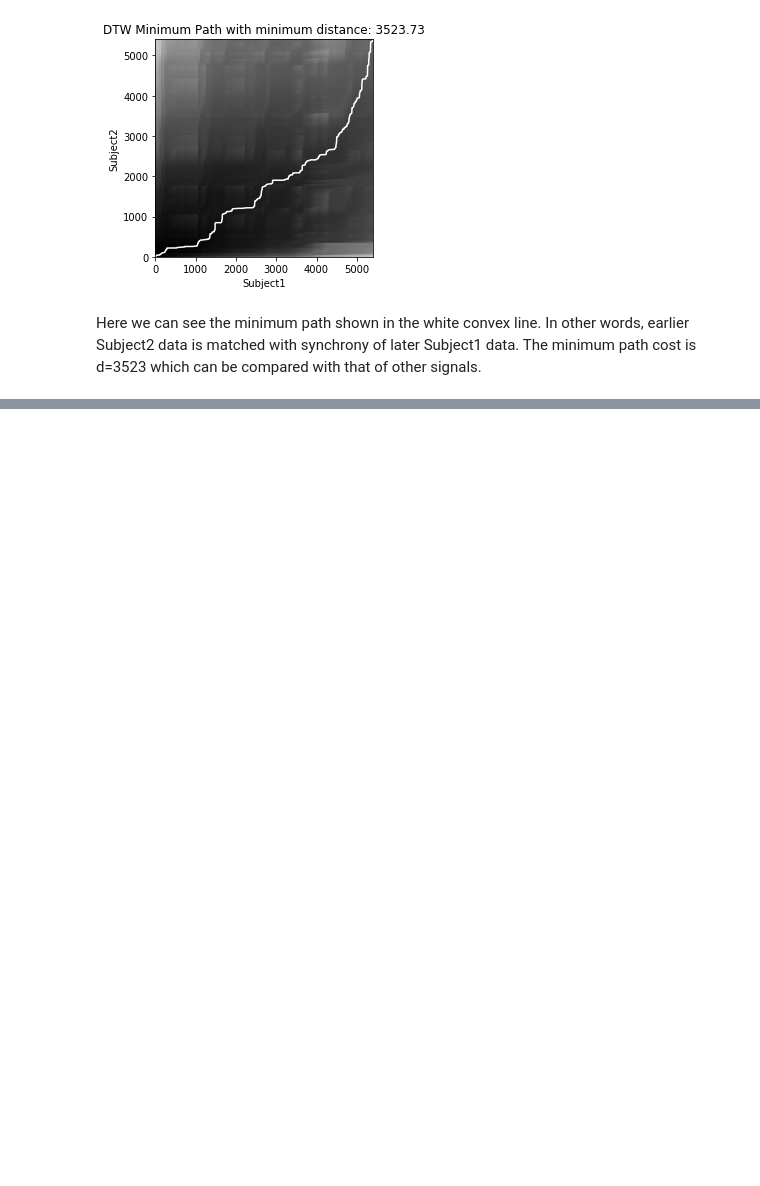
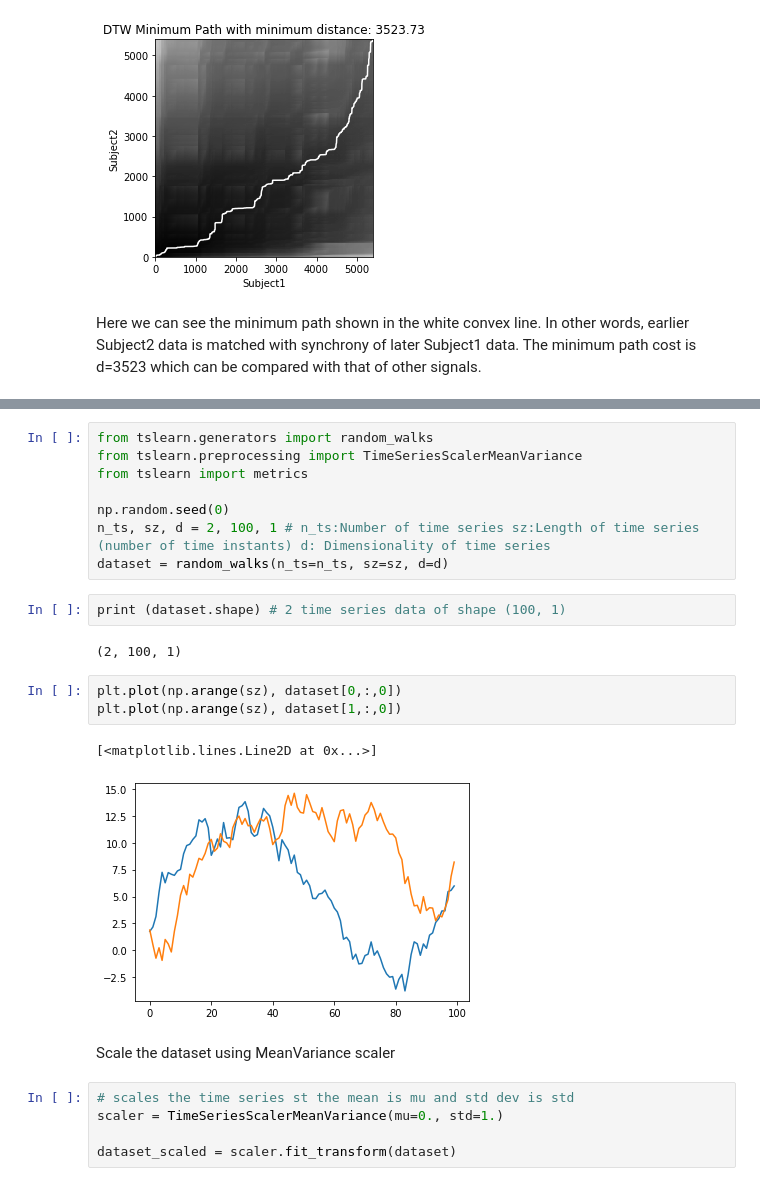
Before and after one commit to ShaunakSen/Data-Science-and-Machine-Learning, a Jupyter notebook: Similarity_in_time_series_data.ipynb, the cells around one changed output, grey strips where cells are left out. Cells and saved outputs as stored; diff of their text form; blank space fills up the shorter version.

```diff
--- a/Similarity_in_time_series_data.ipynb
+++ b/Similarity_in_time_series_data.ipynb
@@ -144,0 +185,25 @@ Here we can see the minimum path shown in the white convex line. In other words,
+# %%
+from tslearn.generators import random_walks
+from tslearn.preprocessing import TimeSeriesScalerMeanVariance
+from tslearn import metrics
+
+np.random.seed(0)
+n_ts, sz, d = 2, 100, 1 # n_ts:Number of time series sz:Length of time series (number of time instants) d: Dimensionality of time series
+dataset = random_walks(n_ts=n_ts, sz=sz, d=d)
+# %%
+print (dataset.shape) # 2 time series data of shape (100, 1)
+# %% [output]
+(2, 100, 1)
+# %%
+plt.plot(np.arange(sz), dataset[0,:,0])
+plt.plot(np.arange(sz), dataset[1,:,0])
+# %% [output]
+[<matplotlib.lines.Line2D at 0x...>]
+[figure, added]
+# %% [markdown]
+Scale the dataset using MeanVariance scaler
+# %%
+# scales the time series st the mean is mu and std dev is std
+scaler = TimeSeriesScalerMeanVariance(mu=0., std=1.)
+
+dataset_scaled = scaler.fit_transform(dataset)
```
Also changed, not shown: parts of 9 cells of this notebook.
